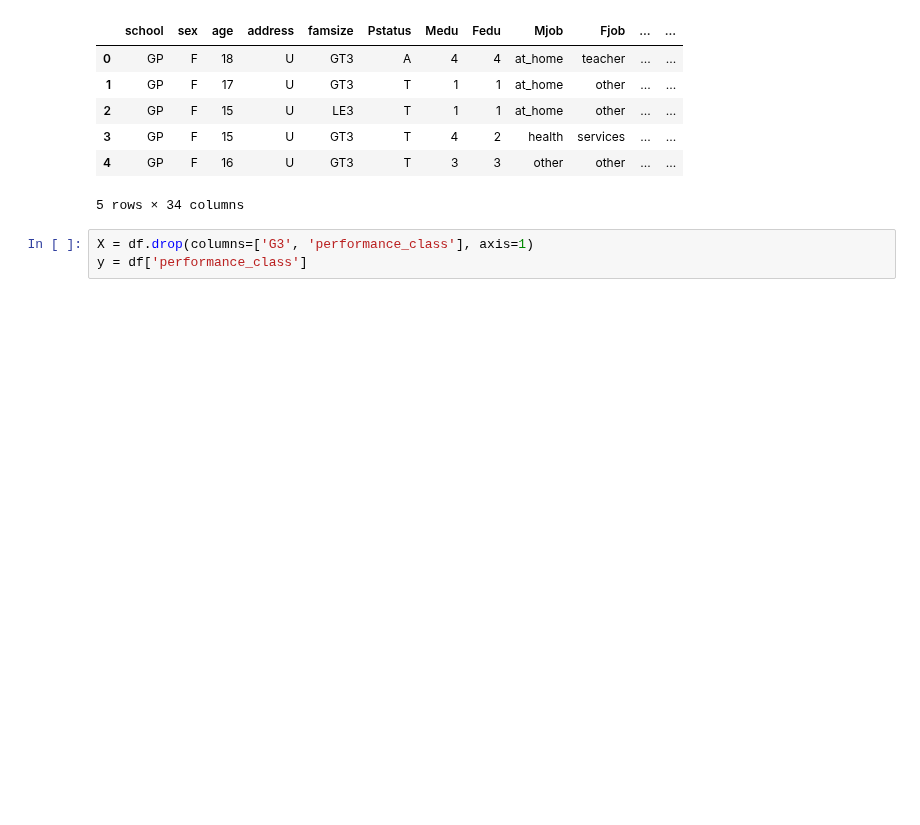
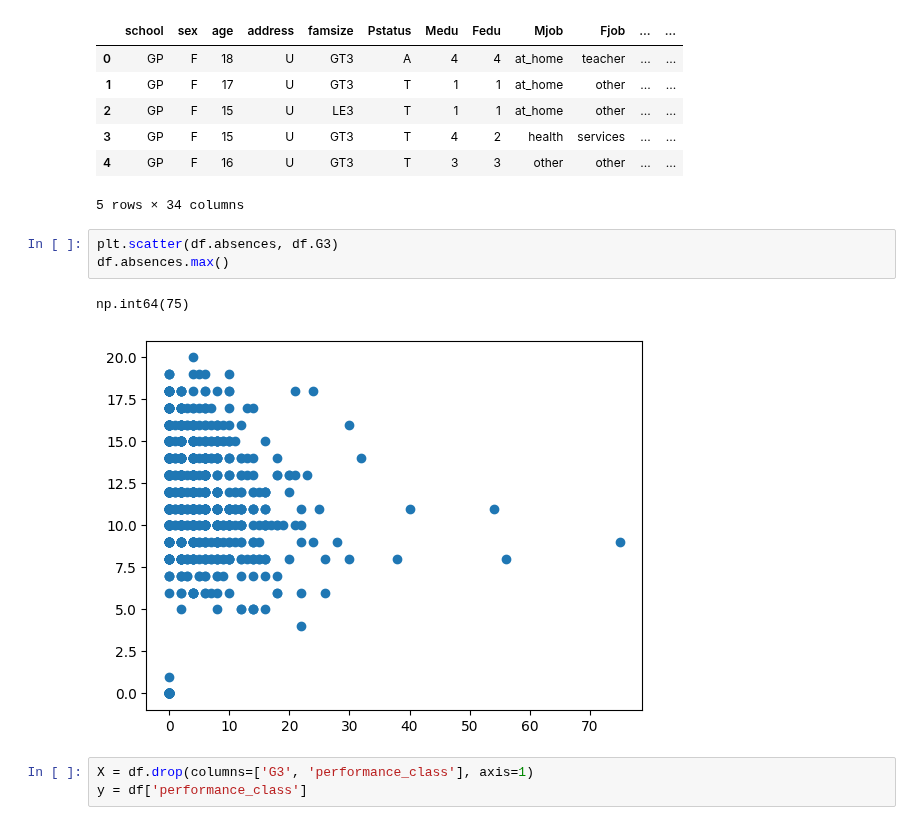
Before and after one commit to dogukanozcelik/student-performance-predictor, a Jupyter notebook: model-service/model_selection_clsf.ipynb, the cells around one changed output. Cells and saved outputs as stored; diff of their text form; blank space fills up the shorter version.

```diff
--- a/model-service/model_selection_clsf.ipynb
+++ b/model-service/model_selection_clsf.ipynb
@@ -34,6 +55,12 @@ df.head()
 | 3 | GP | F | 15 | U | GT3 | T | 4 | 2 | health | services | ... | ... |
 | 4 | GP | F | 16 | U | GT3 | T | 3 | 3 | other | other | ... | ... |
 5 rows × 34 columns
+# %%
+plt.scatter(df.absences, df.G3)
+df.absences.max()
+# %% [output]
+np.int64(75)
+[figure, added]
 # %%
 X = df.drop(columns=['G3', 'performance_class'], axis=1)
 y = df['performance_class']
```
Also changed, not shown: parts of 17 cells of this notebook, 1 other file.
